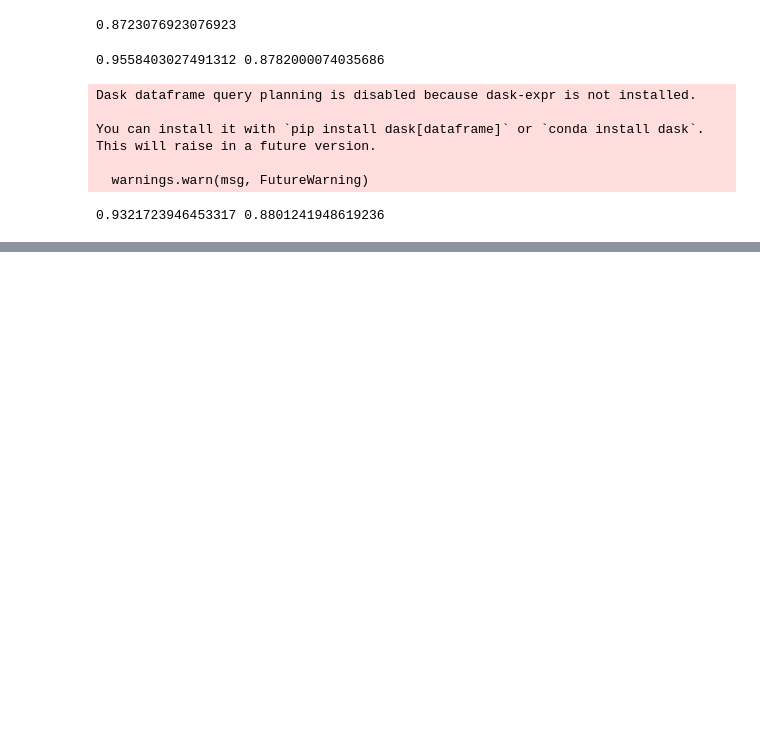
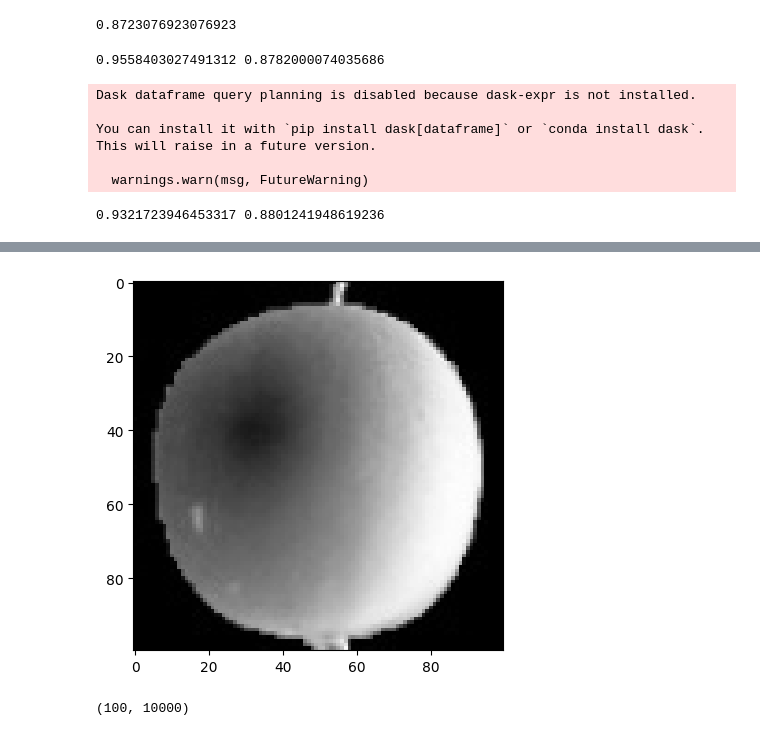
Before and after one commit to Juseong-Yu/hongonmachine, a Jupyter notebook: 혼공머신.ipynb, the cells around one changed output, grey strips where cells are left out. Cells and saved outputs as stored; diff of their text form; code cells hidden in the pictures; blank space fills up the shorter version.

```diff
--- a/혼공머신.ipynb
+++ b/혼공머신.ipynb
@@ -1335,0 +1362,7 @@ This will raise in a future version.
+# %%
+import numpy as np
+import matplotlib.pyplot as plt
+
+fruits = np.load('fruits_300.npy')
+print(fruits.shape)
+print(fruits[0,0,:]) # 이미지 한개의 맨 위 한줄 출력
@@ -1335,0 +1377,15 @@ This will raise in a future version.
+# %%
+# 넘파이 값을 이미지로 출력해주는 imshow
+plt.imshow(fruits[0], cmap = 'gray')
+plt.show()
+# %% [output]
+[figure, added]
+# %%
+# 사진들 분류하기
+apple = fruits[0:100].reshape(-1, 100 * 100)
+pineapple = fruits[100:200].reshape(-1, 100 * 100)
+banana = fruits[200:300].reshape(-1, 100 * 100)
+
+print(apple.shape)
+# %% [output]
+(100, 10000)
```
Also changed, not shown: parts of 9 cells of this notebook.
